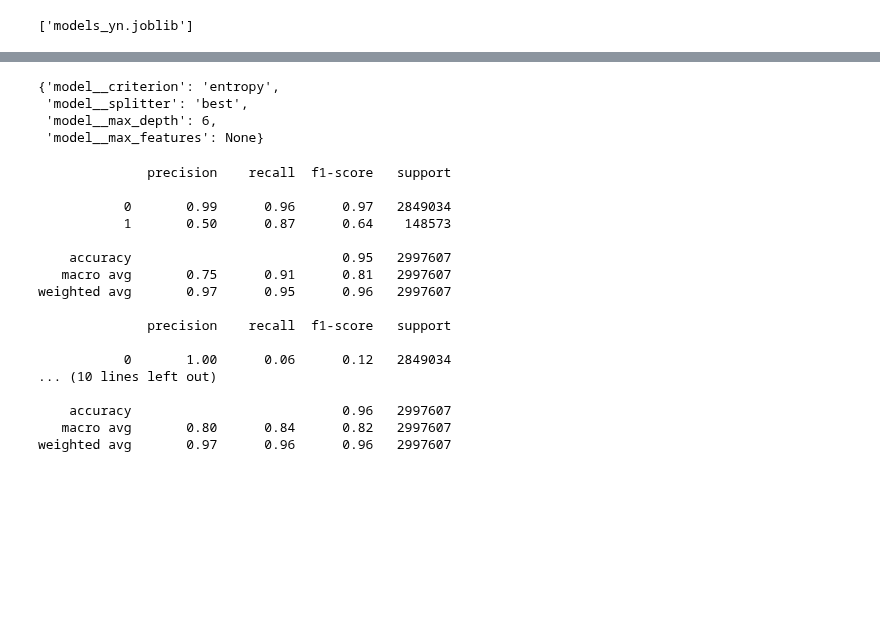
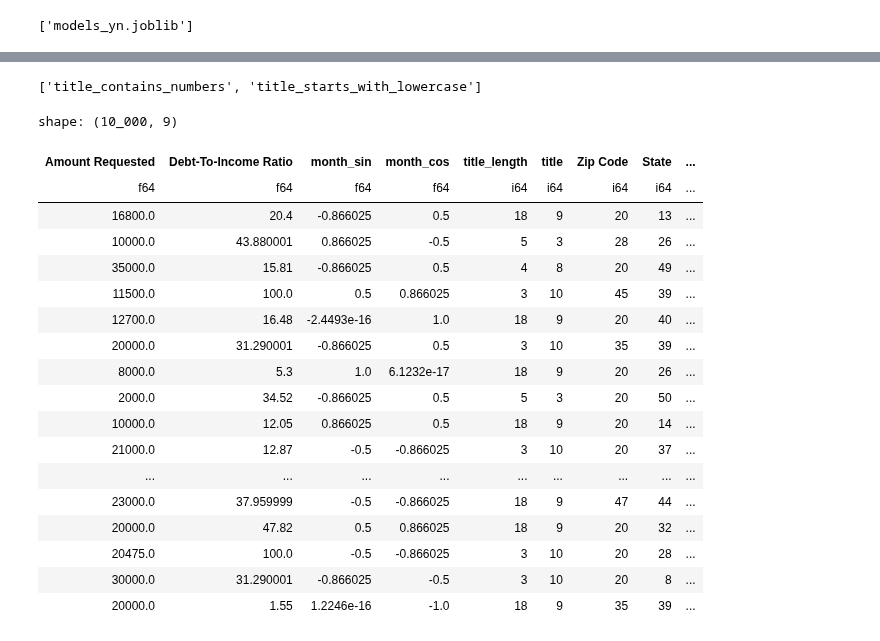
Before and after one commit to gediminas-skvarnavicius/lending-club, a Jupyter notebook: model_1_accepted_rejected.ipynb, the cells around one changed output, grey strips where cells are left out. Drawn from its saved outputs; the diff is of its cells as text; code cells hidden in the pictures; blank space fills up the shorter version.

```diff
--- a/model_1_accepted_rejected.ipynb
+++ b/model_1_accepted_rejected.ipynb
@@ -324,7 +380,0 @@ models.models['lgbm_yn'].pipeline
-# %%
-models.models['tree_yn'].best_params
-# %% [output]
-{'model__criterion': 'entropy',
- 'model__splitter': 'best',
- 'model__max_depth': 6,
- 'model__max_features': None}
@@ -336,23 +381,27 @@ preds_tree =models.models['tree_yn'].pipeline.predict(X_val)
-# %%
-print(classification_report(y_val,preds_lgbm))
-print(classification_report(y_val,preds_logreg))
-print(classification_report(y_val,preds_tree))
-# %% [output]
-              precision    recall  f1-score   support
-
-           0       0.99      0.96      0.97   2849034
-           1       0.50      0.87      0.64    148573
-
-    accuracy                           0.95   2997607
-   macro avg       0.75      0.91      0.81   2997607
-weighted avg       0.97      0.95      0.96   2997607
-
-              precision    recall  f1-score   support
-
-           0       1.00      0.06      0.12   2849034
-... (10 lines left out)
-
-    accuracy                           0.96   2997607
-   macro avg       0.80      0.84      0.82   2997607
-weighted avg       0.97      0.96      0.96   2997607
+# %%
+[i for i in X_mini_val.columns if i not in models.models['lgbm_yn'].pipeline["preprocess"].transform((X_mini_val.sample(10000, seed=1))).columns]
+# %% [output]
+['title_contains_numbers', 'title_starts_with_lowercase']
+# %%
+models.models['lgbm_yn'].pipeline["preprocess"].transform((X_mini_val.sample(10000, seed=1)))
+# %% [output]
+shape: (10_000, 9)
+| Amount Requested | Debt-To-Income Ratio | month_sin | month_cos | title_length | title | Zip Code | State | ... |
+| f64 | f64 | f64 | f64 | i64 | i64 | i64 | i64 | ... |
+| 16800.0 | 20.4 | -0.866025 | 0.5 | 18 | 9 | 20 | 13 | ... |
+| 10000.0 | 43.880001 | 0.866025 | -0.5 | 5 | 3 | 28 | 26 | ... |
+| 35000.0 | 15.81 | -0.866025 | 0.5 | 4 | 8 | 20 | 49 | ... |
+| 11500.0 | 100.0 | 0.5 | 0.866025 | 3 | 10 | 45 | 39 | ... |
+| 12700.0 | 16.48 | -2.4493e-16 | 1.0 | 18 | 9 | 20 | 40 | ... |
+| 20000.0 | 31.290001 | -0.866025 | 0.5 | 3 | 10 | 35 | 39 | ... |
+| 8000.0 | 5.3 | 1.0 | 6.1232e-17 | 18 | 9 | 20 | 26 | ... |
+| 2000.0 | 34.52 | -0.866025 | 0.5 | 5 | 3 | 20 | 50 | ... |
+| 10000.0 | 12.05 | 0.866025 | 0.5 | 18 | 9 | 20 | 14 | ... |
+| 21000.0 | 12.87 | -0.5 | -0.866025 | 3 | 10 | 20 | 37 | ... |
+| ... | ... | ... | ... | ... | ... | ... | ... | ... |
+| 23000.0 | 37.959999 | -0.5 | -0.866025 | 18 | 9 | 47 | 44 | ... |
+| 20000.0 | 47.82 | 0.5 | 0.866025 | 18 | 9 | 20 | 32 | ... |
+| 20475.0 | 100.0 | -0.5 | -0.866025 | 3 | 10 | 20 | 28 | ... |
+| 30000.0 | 31.290001 | -0.866025 | -0.5 | 3 | 10 | 20 | 8 | ... |
+| 20000.0 | 1.55 | 1.2246e-16 | -1.0 | 18 | 9 | 35 | 39 | ... |
 # %%
```
Also changed, not shown: parts of 13 cells of this notebook, 1 other file.
